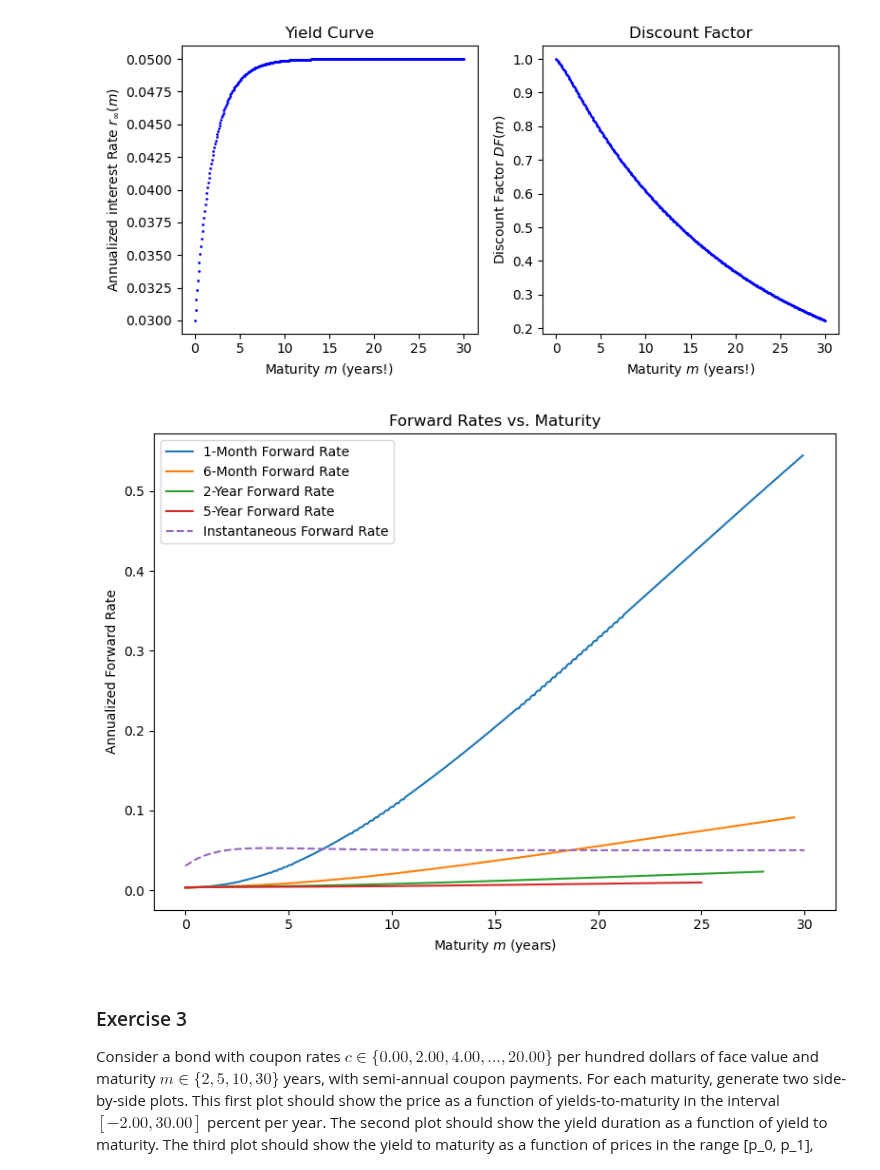
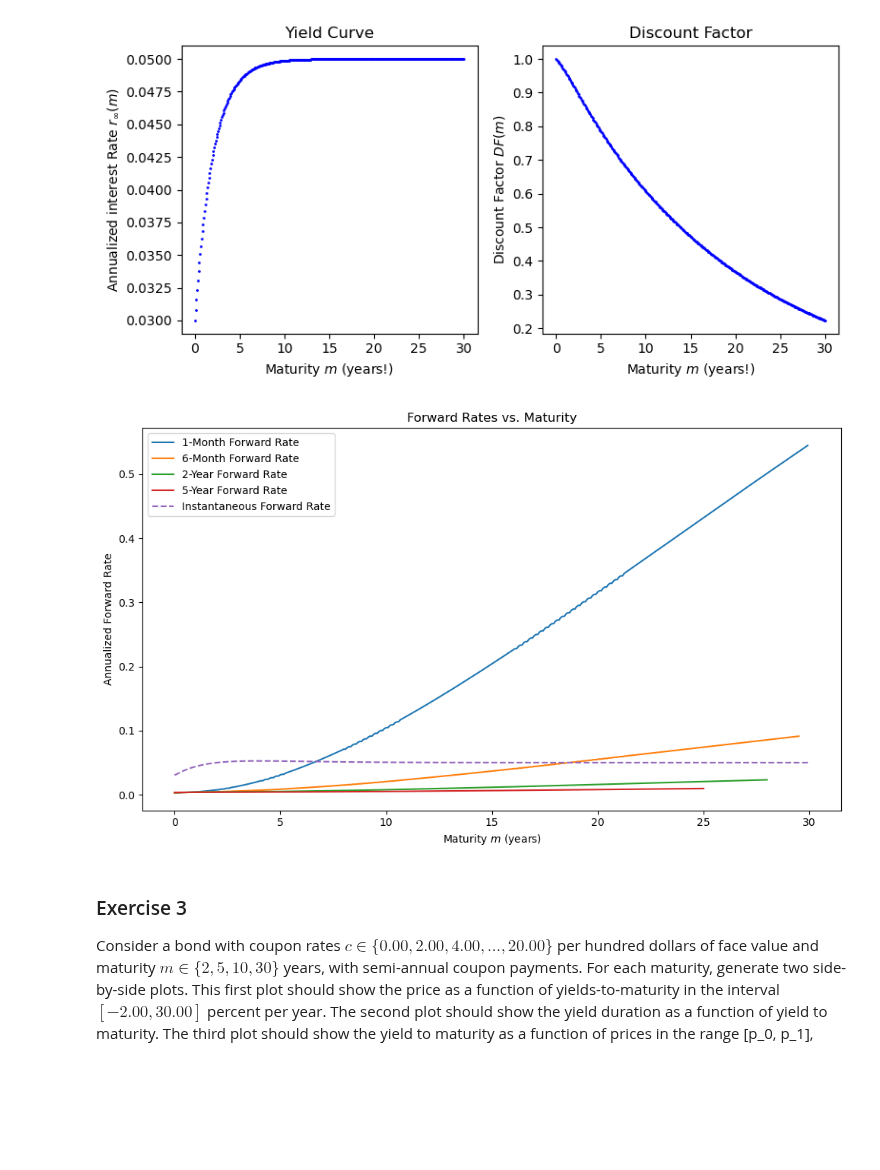
Before and after one commit to pathmarkoak/bufn400, a Jupyter notebook: Homeworks/Homework 2/Bonds and mortgages (theoretical calculations).ipynb, the cells around one changed output. Drawn from its saved outputs; the diff is of its cells as text; code cells hidden in the pictures; blank space fills up the shorter version.

```diff
--- a/Homeworks/Homework 2/Bonds and mortgages (theoretical calculations).ipynb
+++ b/Homeworks/Homework 2/Bonds and mortgages (theoretical calculations).ipynb
@@ -249,33 +249,33 @@ plt.show()
 # %%
 # Plotting forward rates
 months = m * 12
 months = months.astype(int)
 def forward_rate(dfm, m, n):
     return (np.log(dfm[m] - np.log(dfm[m + n]))) / n
-five_year_forward = [forward_rate(dfm, i, 60) for i in months[:-60]] # 5 years = 60 months
-two_year_forward = [forward_rate(dfm, i, 24) for i in months[:-24]] # 2 years = 24 months
-six_month_forward = [forward_rate(dfm, i, 6) for i in months[:-6]] # 6 months
-one_month_forward = [forward_rate(dfm, i, 1) for i in months[:-1]] # 1 month
+five_year_forward = [forward_rate(dfm, i, 60) for i in months[:-60]]
+two_year_forward = [forward_rate(dfm, i, 24) for i in months[:-24]]
+six_month_forward = [forward_rate(dfm, i, 6) for i in months[:-6]]
+one_month_forward = [forward_rate(dfm, i, 1) for i in months[:-1]]
 instantaneous_forward = -np.gradient(np.log(dfm), m) # Calculate instantaneous forward rate using the gradient
 
-# Plot the forward rates
-fig, ax = plt.subplots(figsize=(8, 6))
+# Ploting the forward rates
+fig, ax = plt.subplots(figsize=(10, 6))
 
 ax.plot(m[:-1], one_month_forward, label="1-Month Forward Rate", linewidth=1.5)
 ax.plot(m[:-6], six_month_forward, label="6-Month Forward Rate", linewidth=1.5)
 ax.plot(m[:-24], two_year_forward, label="2-Year Forward Rate", linewidth=1.5)
 ax.plot(m[:-60], five_year_forward, label="5-Year Forward Rate", linewidth=1.5)
 ax.plot(m, instantaneous_forward, label="Instantaneous Forward Rate", linewidth=1.5, linestyle='--')
 
 ax.set_title("Forward Rates vs. Maturity")
 ax.set_xlabel("Maturity $m$ (years)")
 ax.set_ylabel("Annualized Forward Rate")
 ax.legend()
 
 plt.tight_layout()
 plt.show()
 # %% [output]
-[figure, old version]
+[figure, new version]
 # %% [markdown]
 ### Exercise 3
 
```
